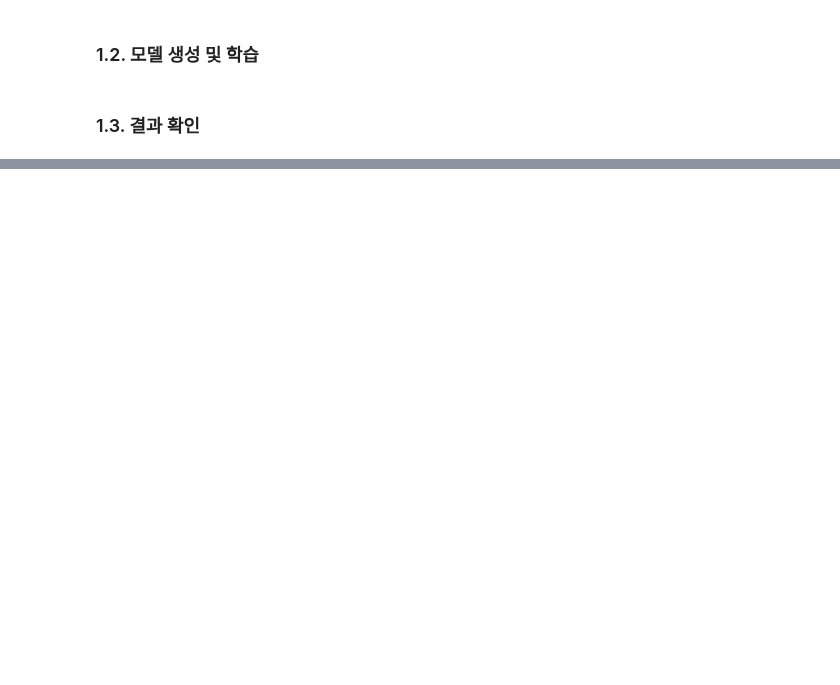
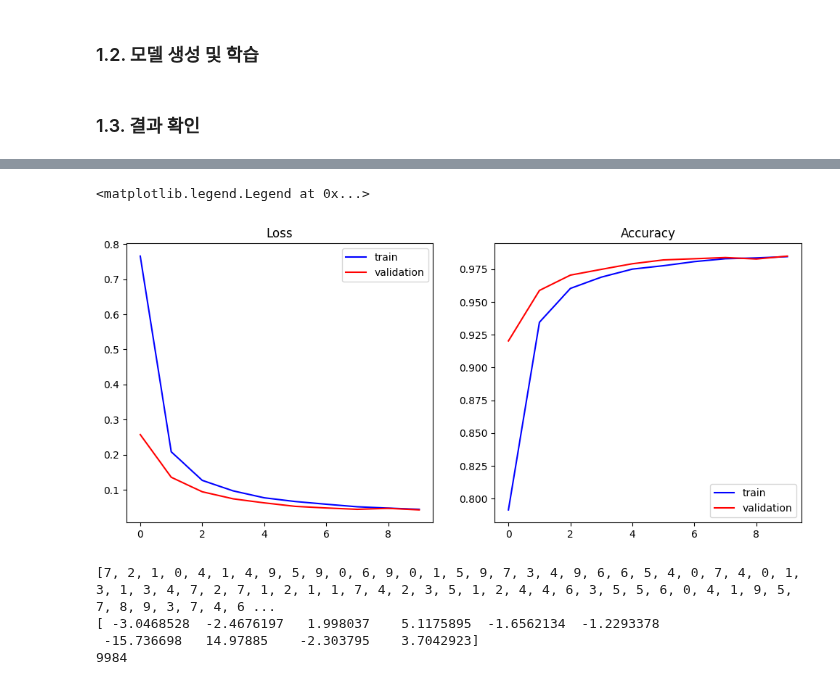
Before and after one commit to Pulsar-kkaturi/DL-Education, a Jupyter notebook: VisionDL_Lecture/Lecture4_CNNBuild_Pytorch.ipynb, the cells around one changed output, grey strips where cells are left out. Drawn from its saved outputs; the diff is of its cells as text; code cells hidden in the pictures; blank space fills up the shorter version.

```diff
--- a/VisionDL_Lecture/Lecture4_CNNBuild_Pytorch.ipynb
+++ b/VisionDL_Lecture/Lecture4_CNNBuild_Pytorch.ipynb
@@ -112,0 +284,30 @@ plt.legend()
+# %%
+# 검증 모듈
+def test(dataloader, model, loss_fn, epoch, show=False):
+    size = len(dataloader.dataset)
+    num_batches = len(dataloader)
+    model.eval()
+    test_loss, test_acc = 0, 0
+    with torch.no_grad():
+        for x, y in dataloader:
+            x, y = x.to(device), y.to(device)
+            pred = model(x)
+            test_loss += loss_fn(pred, y).item()
+            test_acc += (pred.argmax(1) == y).type(torch.float).sum().item()
+    test_loss /= num_batches
+    test_acc /= size
+    if show:
+        print(f"    = Validation[{epoch}]: val_loss = {test_loss:>5f}, val_acc: {(100*test_acc):>0.1f}%")
+    return test_loss, test_acc
+# %%
+num_epoch = 10
+
+history = {'loss': [], 'val_loss': [], 'acc': [], 'val_acc': []}
+for t in range(num_epoch):
+    train_loss, train_acc = train(train_loader, model, loss_func, optimizer, t+1)
+    val_loss, val_acc = test(test_loader, model, loss_func, t+1)
+    history['loss'].append(train_loss)
+    history['val_loss'].append(val_loss)
+    history['acc'].append(train_acc)
+    history['val_acc'].append(val_acc)
+    print(f'# Training[{t+1}/{num_epoch}]: loss = {train_loss:>5f}, acc = {100*train_acc:>0.1f}, val_loss = {val_loss:5>f}, val_acc = {100*val_acc:>0.1f}')
@@ -112,0 +335,35 @@ plt.legend()
+# %%
+plt.figure(figsize=(12,5))
+plt.subplot(121)
+plt.title('Loss')
+plt.plot(history['loss'], c='b', label='train')
+plt.plot(history['val_loss'], c='r', label='validation')
+plt.legend()
+plt.subplot(122)
+plt.title('Accuracy')
+plt.plot(history['acc'], c='b', label='train')
+plt.plot(history['val_acc'], c='r', label='validation')
+plt.legend()
+# %% [output]
+<matplotlib.legend.Legend at 0x...>
+[figure, added]
+# %%
+pred_dic = {'prob': [], 'pred': []}
+with torch.no_grad():
+    for img, lab in test_loader:
+        x = img.to(device)
+        pred = model.forward(x)
+        for i in range(len(x)):
+            probs = pred[i].cpu().detach().numpy()
+            # probs -= np.min(probs)
+            # probs /= np.sum(probs)
+            pred_dic['prob'].append(probs)
+            pred_dic['pred'].append(pred[i].argmax().item())
+print(pred_dic['pred'])
+print(pred_dic['prob'][0])
+print(len(pred_dic['pred']))
+# %% [output]
+[7, 2, 1, 0, 4, 1, 4, 9, 5, 9, 0, 6, 9, 0, 1, 5, 9, 7, 3, 4, 9, 6, 6, 5, 4, 0, 7, 4, 0, 1, 3, 1, 3, 4, 7, 2, 7, 1, 2, 1, 1, 7, 4, 2, 3, 5, 1, 2, 4, 4, 6, 3, 5, 5, 6, 0, 4, 1, 9, 5, 7, 8, 9, 3, 7, 4, 6 ...
+[ -3.0468528  -2.4676197   1.998037    5.1175895  -1.6562134  -1.2293378
+ -15.736698   14.97885    -2.303795    3.7042923]
+9984
```
Also changed, not shown: parts of 27 cells of this notebook.
